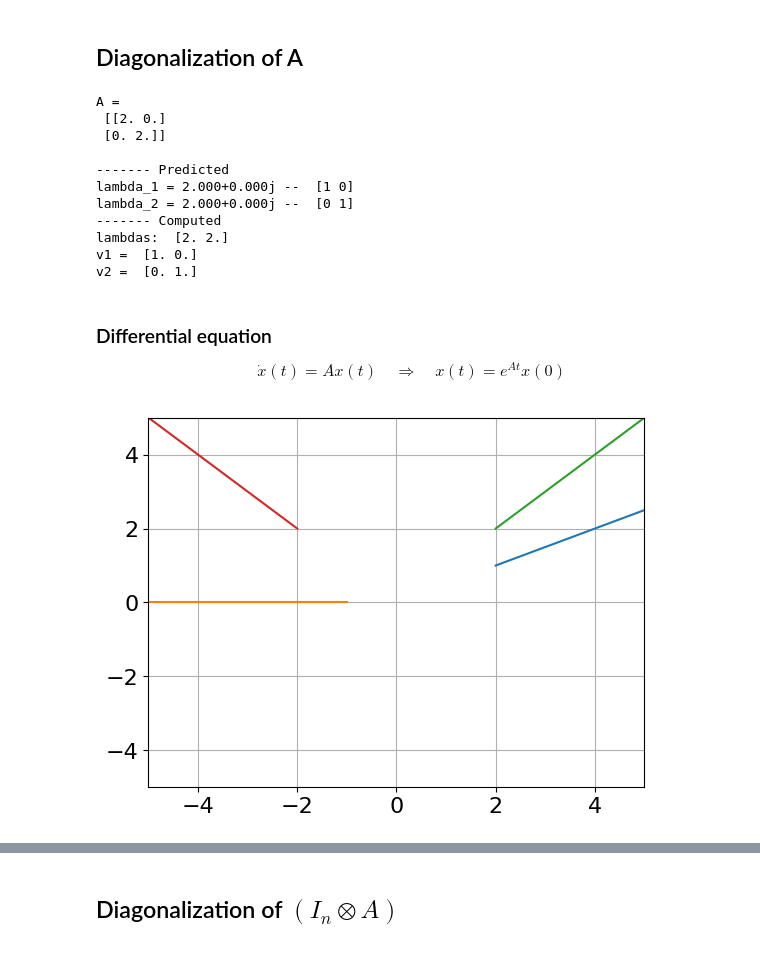
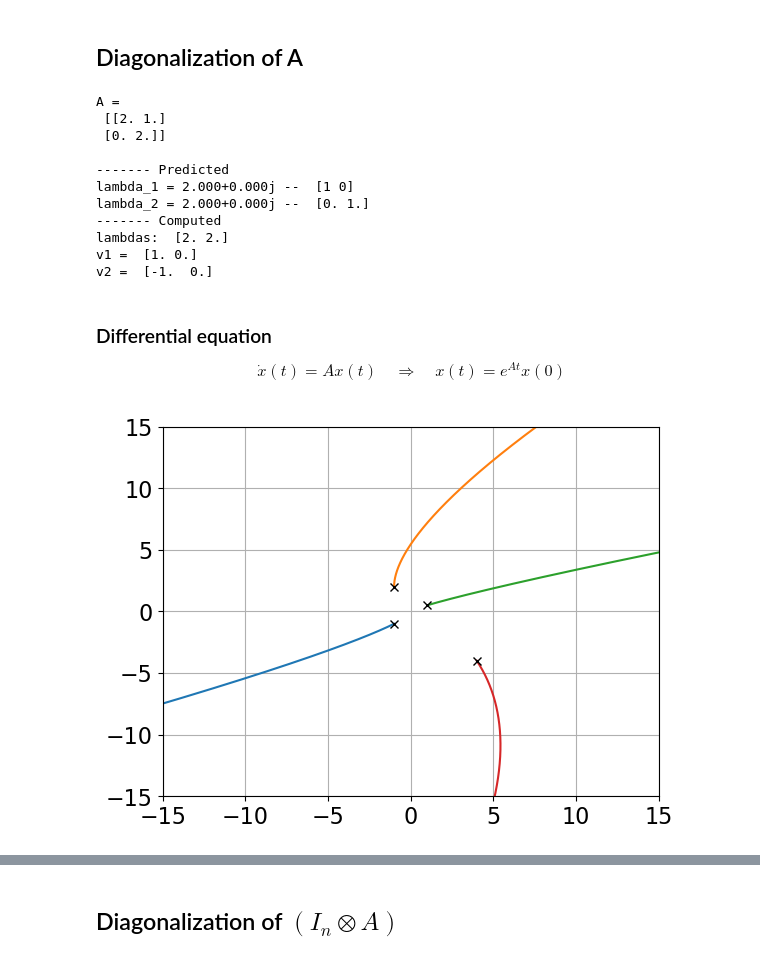
Before and after one commit to Swarm-Systems-Lab/affine-formation-control, a Jupyter notebook: algebra_test.ipynb, the cells around one changed output, grey strips where cells are left out. Cells and saved outputs as stored; diff of their text form; code cells hidden in the pictures.

```diff
--- a/algebra_test.ipynb
+++ b/algebra_test.ipynb
@@ -34,7 +34,7 @@ matplotlib.rc('font', **font)
 # %%
 a = 2
 omega = 1
-hx = 1
+hx = 2
 hy = -1
 
 A = a*np.eye(2) + omega*np.array([[0,-1],[1,0]]) + np.array([[0,hx],[hy,0]])
@@ -48,12 +48,12 @@ if hx-omega == 0 and hy+omega == 0: # The matrix is already diagonal
     v1 = np.array([1, 0])
     v2 = np.array([0, 1])
 elif hx-omega != 0 and hy+omega !=0: # Diagonalizable
-    if abs(hy + hx) > 0:
-        denom = np.sqrt(hy + hx + 0j)
-    else:
-        denom = 1
-    v1 = np.array([np.sqrt(hx - omega + 0j),  np.sqrt(hy + omega + 0j)])/denom
-    v2 = np.array([np.sqrt(hx - omega + 0j), -np.sqrt(hy + omega + 0j)])/denom
+    a = np.sqrt(hx - omega + 0j)
+    b = np.sqrt(hy + omega + 0j)
+    denom = np.sqrt(a*np.conj(a) + b*np.conj(b))
+
+    v1 = np.array([a,  b])/denom
+    v2 = np.array([a, -b])/denom
 elif hx-omega != 0: # Not diagonalizable (we need 2 generalized eigenvectors)
     v1 = np.array([1, 0])
     v2 = np.array([0, 1/(hx-omega)])
@@ -80,16 +80,16 @@ with np.printoptions(precision=3, suppress=True):
     print("v2 = ", vs[:,1])
 # %% [output]
 A =
- [[2. 0.]
+ [[2. 1.]
  [0. 2.]]
 
 ------- Predicted
 lambda_1 = 2.000+0.000j --  [1 0]
-lambda_2 = 2.000+0.000j --  [0 1]
+lambda_2 = 2.000+0.000j --  [0. 1.]
 ------- Computed
 lambdas:  [2. 2.]
 v1 =  [1. 0.]
-v2 =  [0. 1.]
+v2 =  [-1.  0.]
 # %% [markdown]
 ### Differential equation
 $$\dot x(t) = A x(t) \quad \Longrightarrow \quad x(t) = e^{At}x(0)$$
@@ -108,37 +108,44 @@ if hx-omega == 0 and hy+omega == 0:
         c1 = c_pair[0]
         c2 = c_pair[1]
 
         x = x = np.exp(a*t)*(c1*v1.T + c2*v2.T)
+
         ax.plot(x[:,0], x[:,1])
+        ax.plot(x[0,0], x[0,1], "xk")
 
 elif hx-omega != 0 and hy+omega !=0:
     c_list = ((10,1),(-1,0),(2,2),(-2,2))
     for c_pair in c_list:
         c1 = c_pair[0]
         c2 = c_pair[1]
 
         x =  c1*np.squeeze(np.exp(lambda1.real*t))*(np.real(v1)*np.cos(lambda1.imag*t).T + \
                                                     np.imag(v1)*np.sin(lambda1.imag*t).T)  \
             +c2*np.squeeze(np.exp(lambda2.real*t))*(np.real(v2)*np.cos(lambda2.imag*t).T + \
                                                     np.imag(v2)*np.sin(lambda2.imag*t).T)
-        ax.plot(x[0,:], x[1,:])
+        x = x.T
+
+        ax.plot(x[:,0], x[:,1])
+        ax.plot(x[0,0], x[0,1], "xk")
 
 elif hx-omega != 0:
     c_list = ((-1,-1),(-1,2),(1,0.5),(4,-4))
     for c_pair in c_list:
         c1 = c_pair[0]
         c2 = c_pair[1]
 
         x =  c1*np.exp(a*t)*v1.T + c2*np.exp(a*t)*(v2.T + t*v1.T)
 
         ax.plot(x[:,0], x[:,1])
+        ax.plot(x[0,0], x[0,1], "xk")
 
-ax.set_xlim([-5,5])
-ax.set_ylim([-5,5])
+k = 3
+ax.set_xlim([-k*5,k*5])
+ax.set_ylim([-k*5,k*5])
 ax.grid(True)
 plt.show()
 # %% [output]
-[figure, old version]
+[figure, new version]
 # %%
 ## Euler integration
 tf = 2
```
Also changed, not shown: parts of 15 cells of this notebook, 2 other files.
